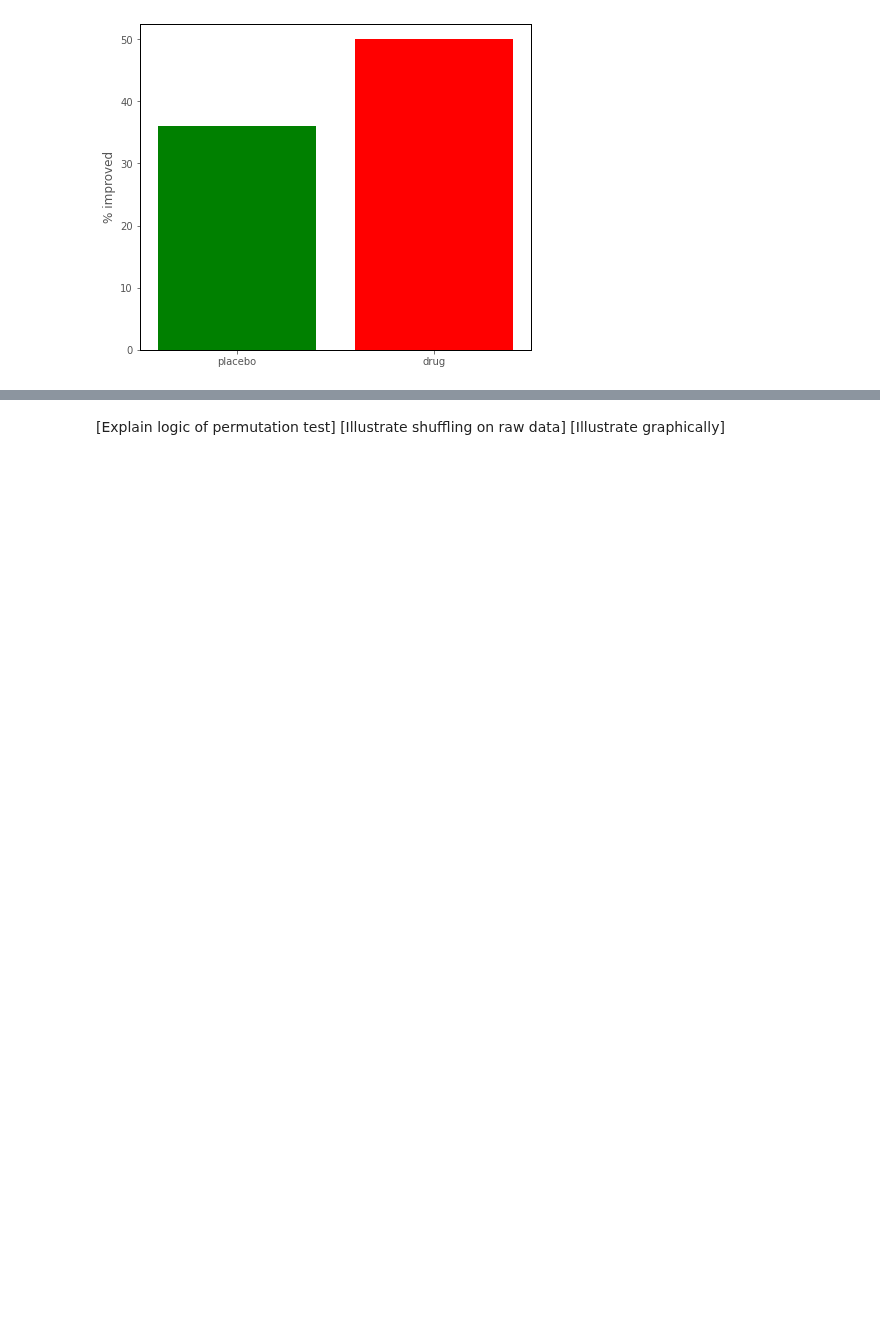
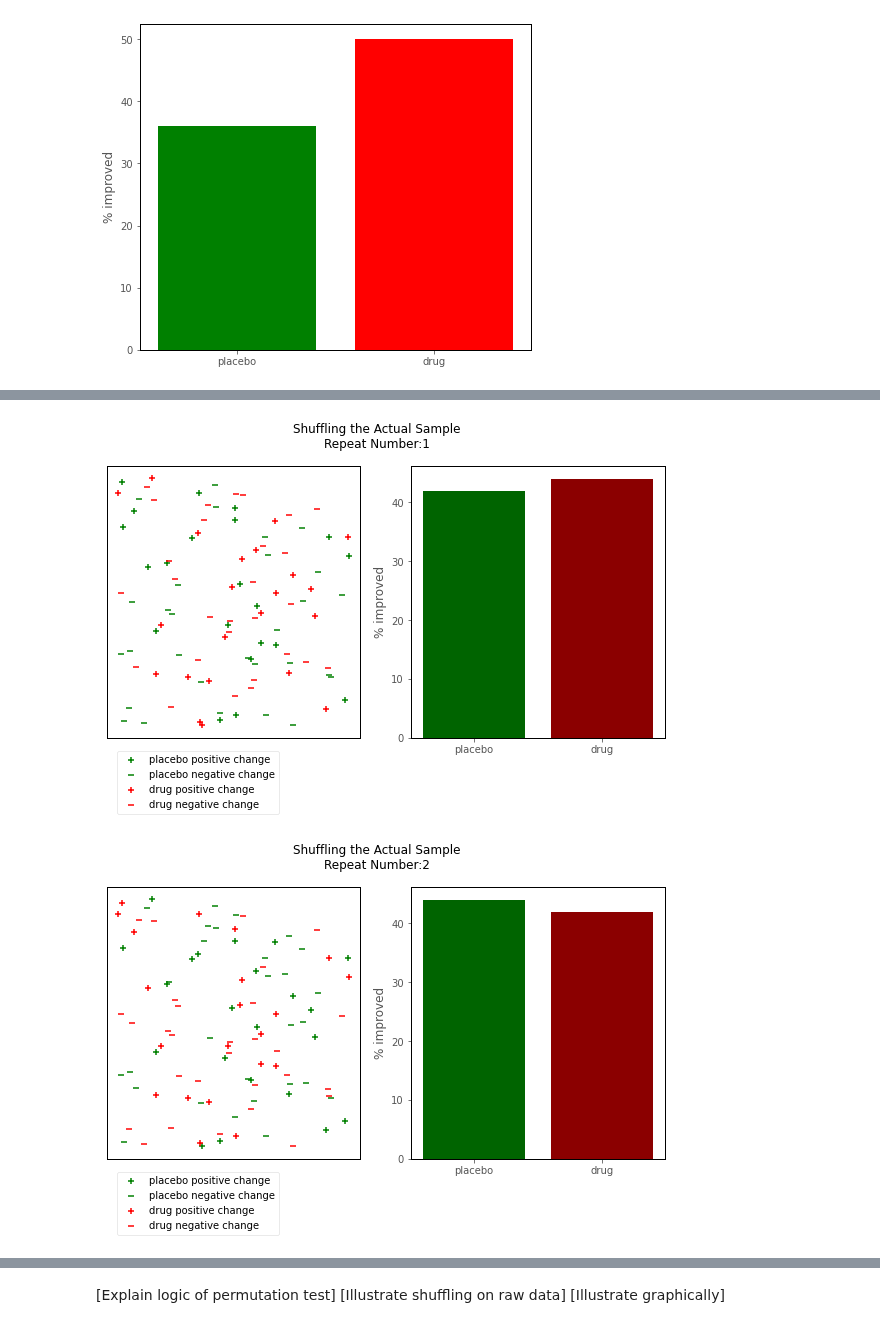
Before and after one commit to pxr687/islands_python_foundations, a Jupyter notebook: 1_populations_samples_questions.ipynb, the cells around one changed output, grey strips where cells are left out. Saved outputs shown, nothing was run; the diff lists cells and outputs as text; code cells hidden in the pictures; blank space fills up the shorter version.

Commit message:
nearly finished trial example

```diff
--- a/1_populations_samples_questions.ipynb
+++ b/1_populations_samples_questions.ipynb
@@ -270,0 +316,5 @@ We can do this by *shuffling the group labels around randomly*. Think about it.
+# %%
+# this shows the dataframe containing the results of the clinical trial
+pd.set_option('display.max_rows', None)
+trial_df['group'] = np.random.permutation(trial_df['group'])
+trial_df
@@ -270,0 +339,5 @@ We can do this by *shuffling the group labels around randomly*. Think about it.
+# %%
+py_found.actual_sample_plot_repeated(trial_df)
+# %% [output]
+[figure, added]
+[figure, added]
```
Also changed, not shown: parts of 20 cells of this notebook, 1 other file.
